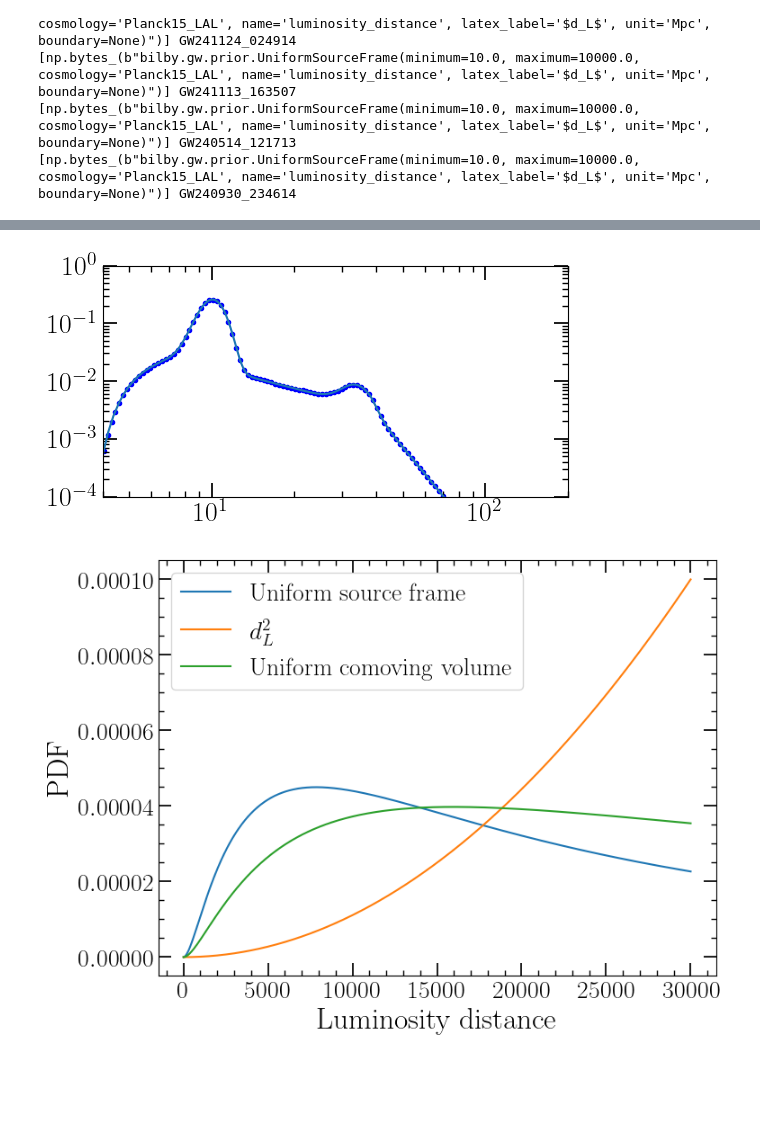
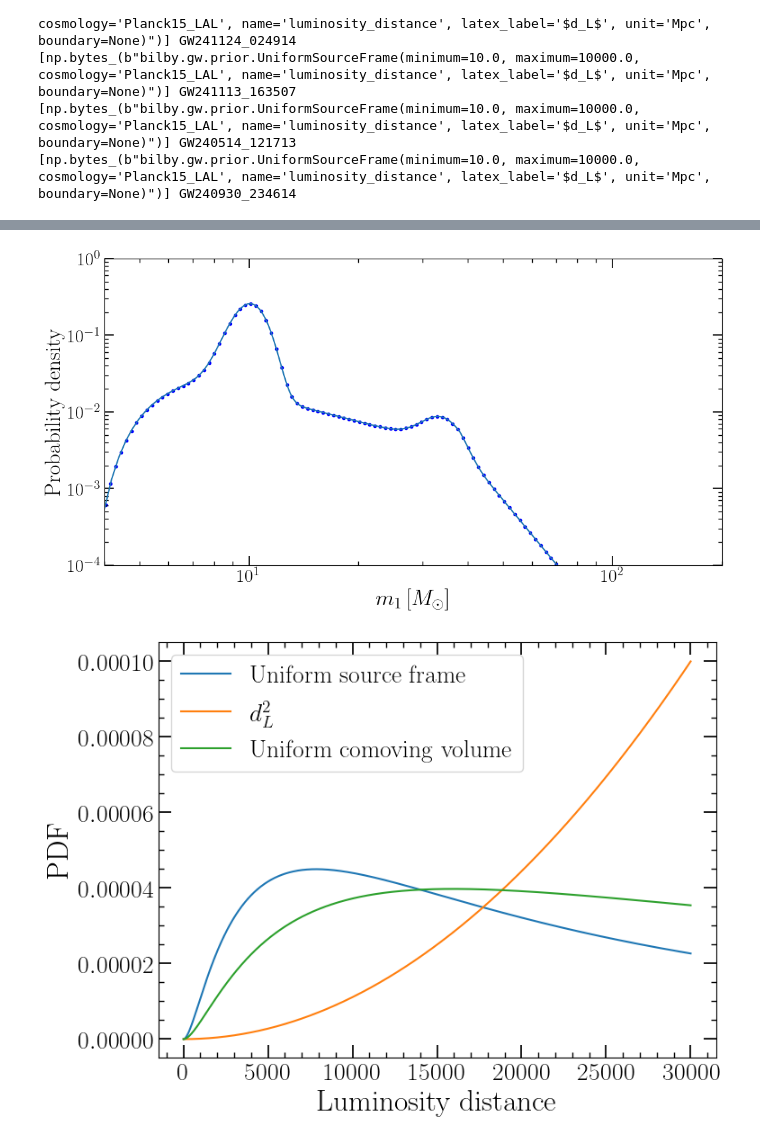
Before and after one commit to LucasPouw/darksirenpop, a Jupyter notebook: data/gw/PE_samples.ipynb, the cells around one changed output, grey strips where cells are left out. Drawn from its saved outputs; the diff is of its cells as text; code cells hidden in the pictures; blank space fills up the shorter version.

```diff
--- a/real_data.ipynb
+++ b/data/gw/PE_samples.ipynb
@@ -721,68 +376,26 @@ opening existing popsummary file: /home/lucas/Documents/PhD/popsummary_files/gwt
 # %%
-# MAP values
-alpha_1 = hyperparams.loc['alpha_1']
-alpha_2 = hyperparams.loc['alpha_2']
-break_mass = hyperparams.loc['break_mass']
-mpp_1 = hyperparams.loc['mpp_1']
-sigpp_1 = hyperparams.loc['sigpp_1']
-mpp_2 = hyperparams.loc['mpp_2']
-sigpp_2 = hyperparams.loc['sigpp_2']
-mlow_1 = hyperparams.loc['mlow_1']
-delta_m_1 = hyperparams.loc['delta_m_1']
-lam_0 = hyperparams.loc['lam_0']
-lam_1 = hyperparams.loc['lam_1']
-mmax = hyperparams.loc['mmax']
-beta = hyperparams.loc['beta']
-mlow_2 = hyperparams.loc['mlow_2']
-delta_m_2 = hyperparams.loc['delta_m_2']
+# Plot our mass prior
 
-b = (break_mass - mlow_1) / (mmax - mlow_1)
-lambda_g = 1 - lam_0
-lambda_g_0 = lam_1 / lambda_g
+# The Prior object is already important from gw_selection_effects.py\
+# Note that you can get the plots in the LVK papers by multiplying the marginal prob. with the rate, also done in gw_selection_effects.py. Also,
+# this requires taking all hyperparameter samples, constructing the Prior for each set, and taking the median at each m_1.
 
-masspop_MAP = BBH_broken_powerlaw_multi_peak_gaussian_m1m2(alpha_1=alpha_1,
-                                                        alpha_2=alpha_2,
-                                                        b=b,   # Calc from break mass: break_point = mminbh + b * (mmaxbh - mminbh)
-                                                        beta=beta,
-                                                        mminbh=mlow_1,
-                                                        mmaxbh=mmax,
-                                                        lambda_g=lambda_g,  # Fraction in both peaks
-                                                        lambda_g_0=lambda_g_0,  # Fraction in lower peak
-                                                        mu_g_0=mpp_1,
-                                                        sigma_g_0=sigpp_1,
-                                                        mu_g_1=mpp_2,
-                                                        sigma_g_1=sigpp_2,
-                                                        delta_m=delta_m_1,
-                                                        mlow_2=mlow_2,
-                                                        delta_m_2=delta_m_2)
-
-fig, ax = plt.subplots(figsize=(6,3))
+fig, ax = plt.subplots(figsize=(12,6))
 marr = torch.as_tensor(np.linspace(3, 200, 1000))
 ax.plot(marr, masspop_MAP.mdis['mass_1'].prob(marr))
-# ax.plot(marr, masspop.mdis['mass_2'].prob(marr))
 
 N = 128+1
 m1 = np.geomspace(3, 200, N)
 for m1_val in m1:
     m2 = np.linspace(3, m1_val, N)
-
     masspop_eval = masspop_MAP.joint_prob(np.full_like(m2, m1_val), m2).detach().cpu().numpy()
     m1_marginalprob = romb(masspop_eval, dx=np.diff(m2)[0])
-
     ax.scatter(m1_val, m1_marginalprob, marker='.', color='blue')
-
-# m2 = np.geomspace(3, 200, N)
-# for m2_val in m2:
-#     m1 = np.geomspace(m2_val, 200, N)
-
-#     masspop_eval = masspop.joint_prob(m1, np.full_like(m1, m2_val)).detach().cpu().numpy()
-#     m2_marginalprob = romb(masspop_eval * m1, dx=np.diff(np.log10(m1))[0])
-
-#     ax.scatter(m2_val, m2_marginalprob, marker='.', color='red')
-
 ax.loglog()
 ax.set_xlim(4e0, 2e2)
 ax.set_ylim(1e-4, 1e0)
+ax.set_xlabel(r'$m_{1} \, [M_{\odot}]$')
+ax.set_ylabel('Probability density')
 plt.show()
 # %% [output]
-[figure, old version]
+[figure, new version]
```
Also changed, not shown: parts of 44 cells of this notebook, 42 other files.
